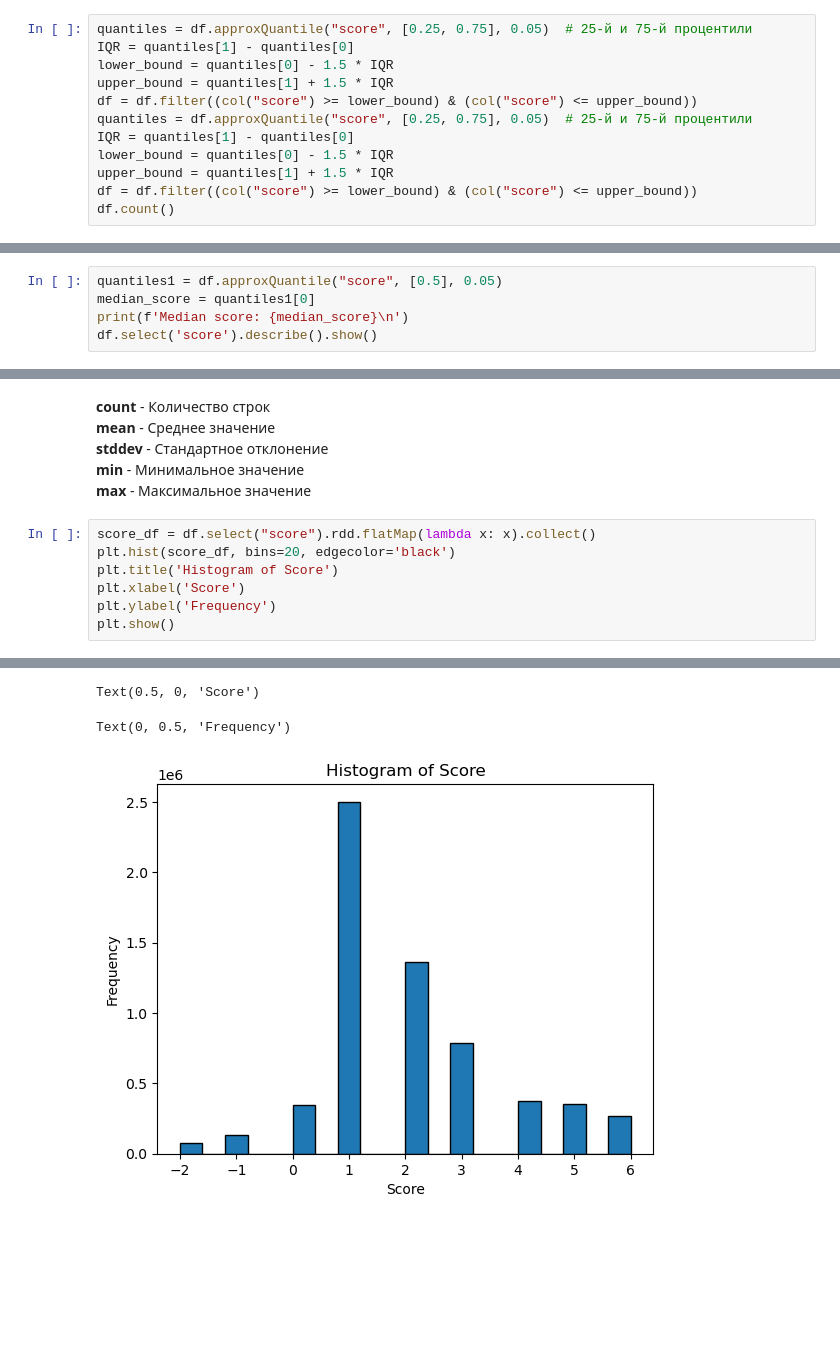
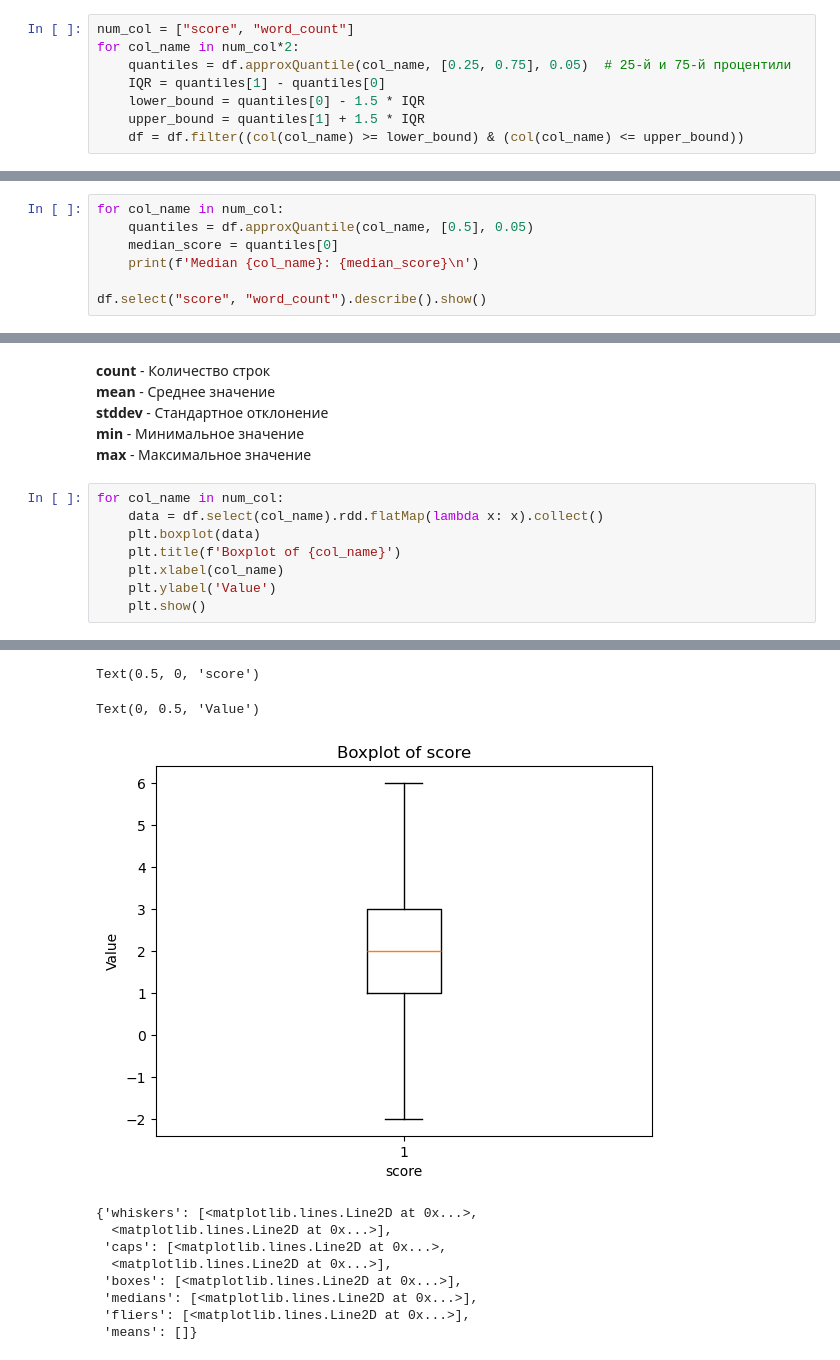
Before and after one commit to waltalgg/SOBD, a Jupyter notebook: Lab1.ipynb, the cells around one changed output, grey strips where cells are left out. Drawn from its saved outputs; the diff is of its cells as text; blank space fills up the shorter version.

```diff
--- a/Lab1.ipynb
+++ b/Lab1.ipynb
@@ -155,12 +143,8 @@ only showing top 20 rows
 # %%
-quantiles = df.approxQuantile("score", [0.25, 0.75], 0.05)  # 25-й и 75-й процентили
-IQR = quantiles[1] - quantiles[0]
-lower_bound = quantiles[0] - 1.5 * IQR
-upper_bound = quantiles[1] + 1.5 * IQR
-df = df.filter((col("score") >= lower_bound) & (col("score") <= upper_bound))
-quantiles = df.approxQuantile("score", [0.25, 0.75], 0.05)  # 25-й и 75-й процентили
-IQR = quantiles[1] - quantiles[0]
-lower_bound = quantiles[0] - 1.5 * IQR
-upper_bound = quantiles[1] + 1.5 * IQR
-df = df.filter((col("score") >= lower_bound) & (col("score") <= upper_bound))
-df.count()
+num_col = ["score", "word_count"]
+for col_name in num_col*2:
+    quantiles = df.approxQuantile(col_name, [0.25, 0.75], 0.05)  # 25-й и 75-й процентили
+    IQR = quantiles[1] - quantiles[0]
+    lower_bound = quantiles[0] - 1.5 * IQR
+    upper_bound = quantiles[1] + 1.5 * IQR
+    df = df.filter((col(col_name) >= lower_bound) & (col(col_name) <= upper_bound))
@@ -190,6 +160,8 @@ Text(0, 0.5, 'Values')
 # %%
-quantiles1 = df.approxQuantile("score", [0.5], 0.05)
-median_score = quantiles1[0]
-print(f'Median score: {median_score}\n')
-df.select('score').describe().show()
+for col_name in num_col:
+    quantiles = df.approxQuantile(col_name, [0.5], 0.05)
+    median_score = quantiles[0]
+    print(f'Median {col_name}: {median_score}\n')
+
+df.select("score", "word_count").describe().show()
 # %% [output]
@@ -211,10 +185,11 @@ Median score: 2.0
 **min** - Минимальное значение\
 **max** - Максимальное значение
 # %%
-score_df = df.select("score").rdd.flatMap(lambda x: x).collect()
-plt.hist(score_df, bins=20, edgecolor='black')
-plt.title('Histogram of Score')
-plt.xlabel('Score')
-plt.ylabel('Frequency')
-plt.show()
+for col_name in num_col:
+    data = df.select(col_name).rdd.flatMap(lambda x: x).collect()
+    plt.boxplot(data)
+    plt.title(f'Boxplot of {col_name}')
+    plt.xlabel(col_name)
+    plt.ylabel('Value')
+    plt.show()
 # %% [output]
@@ -229,3 +205,11 @@ Text(0.5, 1.0, 'Histogram of Score')
-Text(0.5, 0, 'Score')
+Text(0.5, 0, 'score')
-Text(0, 0.5, 'Frequency')
+Text(0, 0.5, 'Value')
-[figure, old version]
+[figure, new version]
+{'whiskers': [<matplotlib.lines.Line2D at 0x...>,
+  <matplotlib.lines.Line2D at 0x...>],
+ 'caps': [<matplotlib.lines.Line2D at 0x...>,
+  <matplotlib.lines.Line2D at 0x...>],
+ 'boxes': [<matplotlib.lines.Line2D at 0x...>],
+ 'medians': [<matplotlib.lines.Line2D at 0x...>],
+ 'fliers': [<matplotlib.lines.Line2D at 0x...>],
+ 'means': []}
```
Also changed, not shown: parts of 13 cells of this notebook.
